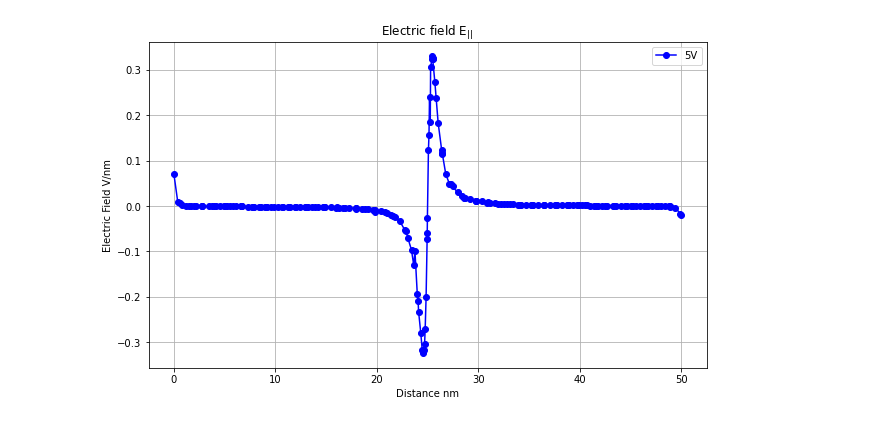
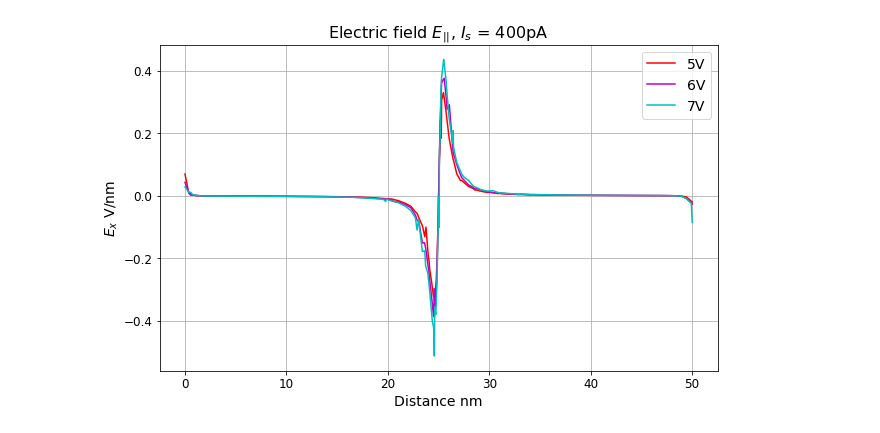
Before and after one commit to thomasbourke1/STM-electric-field-simulation, a Jupyter notebook: COMSOL_plot.ipynb, the cells around one changed output. Cells and saved outputs as stored; diff of their text form; code cells hidden in the pictures.

Commit message:
plot Ex, Ez

```diff
--- a/COMSOL_plot.ipynb
+++ b/COMSOL_plot.ipynb
@@ -3,3 +5,20 @@ import numpy as np
 import matplotlib.pyplot as plt
 import pandas as pd
 import os
+# %%
+# Specify the directory
+directory = 'COMSOL_data'
+current = 400 # current set point for this dataset -> may change
+
+z_files = []
+x_files = []
+
+# Iterate over all files in the directory
+for filename in os.listdir(directory):
+    file_path = os.path.join(directory, filename)
+    # Check if it's a file (not a subdirectory)
+    if os.path.isfile(file_path):
+        if 'pulse_x.txt' in file_path:
+            x_files.append(file_path)
+        if 'pulse_z.txt' in file_path:
+            z_files.append(file_path)
@@ -6,47 +63,33 @@ import os
 # %%
-# Specify the directory
-directory = 'COMSOL_data'
+#plot E_x data
 
-z_files = []
-x_files = []
+colors = ['r','m','c']
+i=0
 
-# Iterate over all files in the directory
-for filename in os.listdir(directory):
-    file_path = os.path.join(directory, filename)
-    # Check if it's a file (not a subdirectory)
-    if os.path.isfile(file_path):
-        if 'pulse_x.txt' in file_path:
-            x_files.append(file_path)
-        if 'pulse_z.txt' in file_path:
-            z_files.append(file_path)
+plt.figure(figsize=(10, 6))
 
+for file in x_files:
+    df = pd.read_csv(file, delimiter='\t')
+    voltage = file.split('/')[1].split('V')[0]
 
+    df[['Distance', 'E_field']] = df['% Model:              STM_tip.mph'].str.split(' ', 1, expand=True)
+    df = df[7:]
 
+    df['Distance'] = pd.to_numeric(df['Distance'])
+    df['E_field'] = pd.to_numeric(df['E_field'])
 
+    # Create the plot
+    plt.plot(df['Distance'], df['E_field'], marker='', color=colors[i], linestyle='-', label=f'{voltage}V')
 
-filename = 'COMSOL_data/5V_pulse_x.txt'
-df = pd.read_csv(filename, delimiter='\t')
-voltage = filename.split('/')[1].split('V')[0]
+    i+=1
 
-df[['Distance', 'E_field']] = df['% Model:              STM_tip.mph'].str.split(' ', 1, expand=True)
-df = df[7:]
+    # Add titles and labels
+    plt.title('Electric field $E_{||}$, $I_s$ = ' + str(current) + 'pA')
+    plt.xlabel('Distance nm')
+    plt.ylabel('$E_x$ V/nm')
+    plt.legend(fontsize=14)
+    plt.grid(True)
 
-# Convert 'Distance' and 'E_field' columns to numeric
-df['Distance'] = pd.to_numeric(df['Distance'])
-df['E_field'] = pd.to_numeric(df['E_field'])
-
-# Create the plot
-plt.figure(figsize=(10, 6))
-plt.plot(df['Distance'], df['E_field'], color='b', marker='o', linestyle='-', label=f'{voltage}V')
-
-# Add titles and labels
-plt.title('Electric field E$_{||}$')
-plt.xlabel('Distance nm')
-plt.ylabel('Electric Field V/nm')
-plt.legend()
-plt.grid(True)
-
-# Show the plot
-plt.show()
+plt.savefig('figures/E_x.png')
 # %% [output]
-[figure, old version]
+[figure, new version]
```
Also changed, not shown: parts of 4 cells of this notebook.
